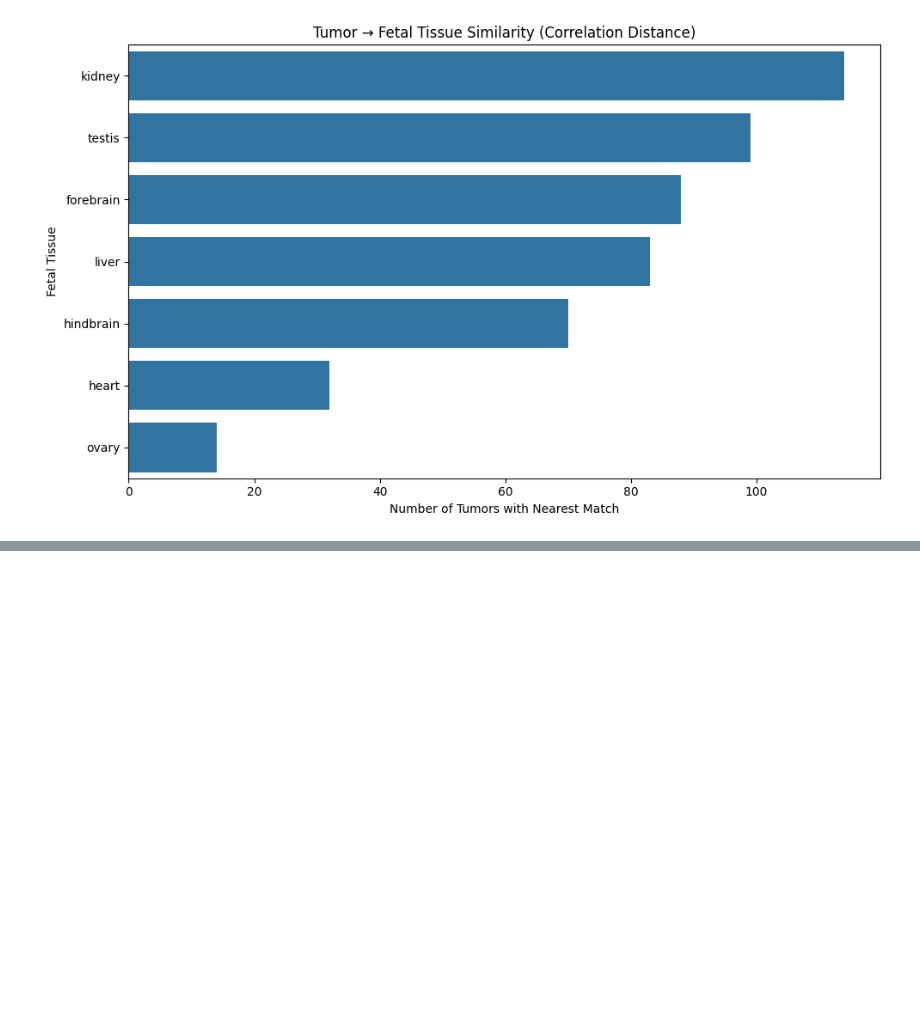
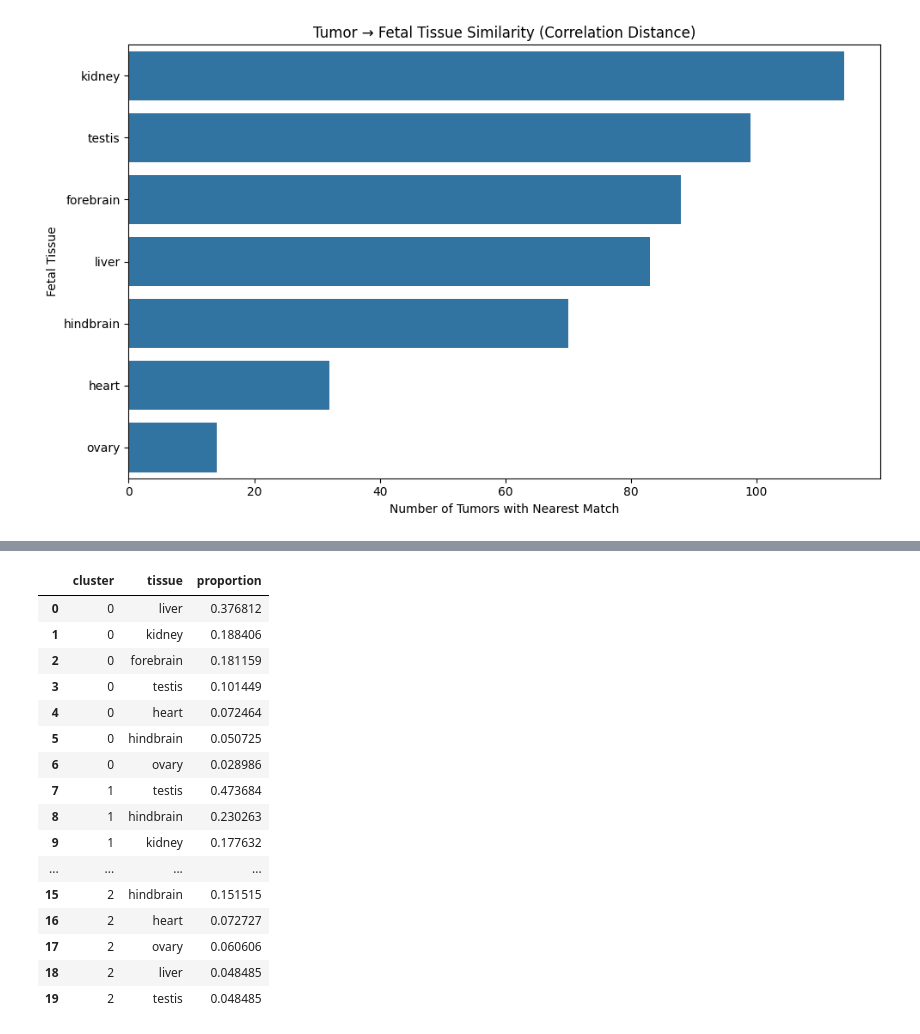
Before and after one commit to SkylarS300/cancer-development-transcriptomics, a Jupyter notebook: notebooks/analysis.ipynb, the cells around one changed output, grey strips where cells are left out. Saved outputs shown, nothing was run; the diff lists cells and outputs as text; code cells hidden in the pictures; blank space fills up the shorter version.

```diff
--- a/notebooks/analysis.ipynb
+++ b/notebooks/analysis.ipynb
@@ -543,0 +612,28 @@ plt.show()
+# %%
+cluster_tissue_props = (
+    tumor_cluster_df
+    .groupby("cluster")["tissue"]
+    .value_counts(normalize=True)
+    .rename("proportion")
+    .reset_index()
+)
+
+cluster_tissue_props.head(20)
+# %% [output]
+|  | cluster | tissue | proportion |
+| 0 | 0 | liver | 0.376812 |
+| 1 | 0 | kidney | 0.188406 |
+| 2 | 0 | forebrain | 0.181159 |
+| 3 | 0 | testis | 0.101449 |
+| 4 | 0 | heart | 0.072464 |
+| 5 | 0 | hindbrain | 0.050725 |
+| 6 | 0 | ovary | 0.028986 |
+| 7 | 1 | testis | 0.473684 |
+| 8 | 1 | hindbrain | 0.230263 |
+| 9 | 1 | kidney | 0.177632 |
+| ... | ... | ... | ... |
+| 15 | 2 | hindbrain | 0.151515 |
+| 16 | 2 | heart | 0.072727 |
+| 17 | 2 | ovary | 0.060606 |
+| 18 | 2 | liver | 0.048485 |
+| 19 | 2 | testis | 0.048485 |
```
Also changed, not shown: parts of 3 cells of this notebook, 12 other files.
